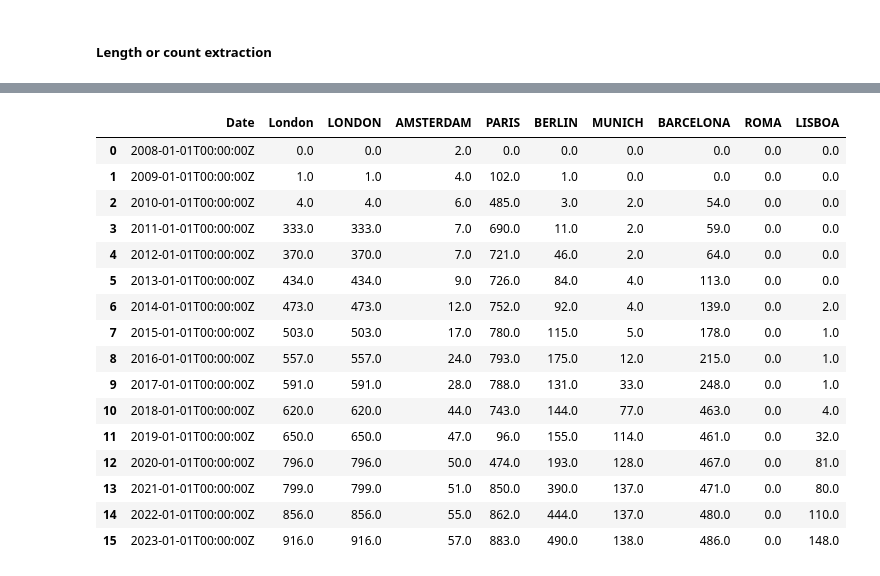
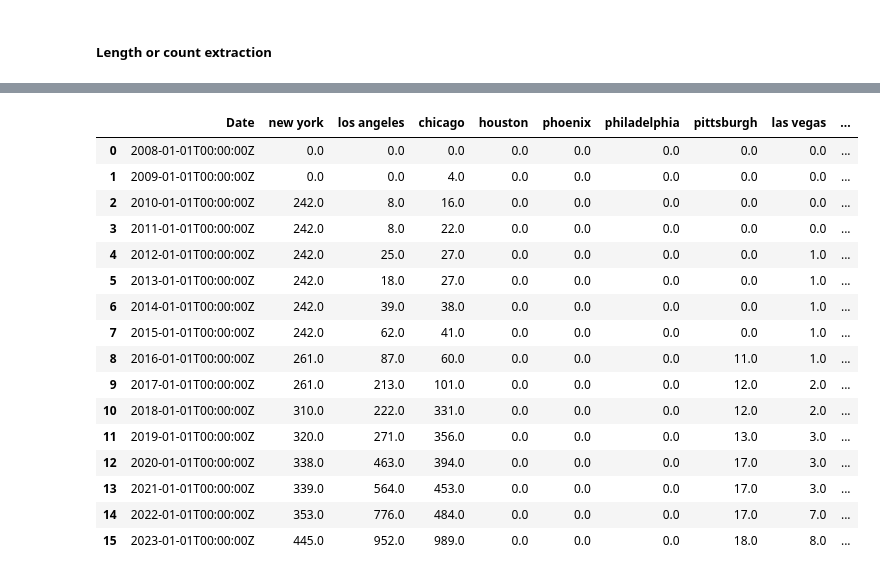
Before and after one commit to mfuentescornell/CS_5304_Data_Science_in_the_Wild, a Jupyter notebook: OpenStreetMap_data.ipynb, the cells around one changed output, grey strips where cells are left out. Drawn from its saved outputs; the diff is of its cells as text; code cells hidden in the pictures.

```diff
--- a/OpenStreetMap_data.ipynb
+++ b/OpenStreetMap_data.ipynb
@@ -62,13 +90,30 @@ europe_df[europe_df['properties.NAME'] == 'LONDON']
 # %%
 # for each city we are analyzing, get lat long geometry polygon for ohsome API input
 
-city_list = ['LONDON', 'AMSTERDAM', 'PARIS', 'BERLIN', 'MUNICH','BARCELONA', 'ROMA', 'LISBOA'] # list of cities in our analysis - some are in different languages/confirm spelling
+# list of cities in our analysis
+# note - needed to change san francisco bay area to san francisco
+city_list = [
+    'new york',
+    'los angeles',
+    'chicago',
+    'houston',
+    'phoenix',
+    'philadelphia',
+    'pittsburgh',
+    'las vegas',
+    'atlanta',
+    'austin',
+    'san francisco',
+    'portland',
+    'washington',
+    'boston',
+]
 city_geom = []
 
 # for each city, get the geometry polygon and convert it to a string in the format for the ohsome API
 for city in city_list: # loop through list of cities
 
-    row = europe_df[europe_df['properties.NAME'] == city].index[0] # getting first row where the city name matches
+    row = df_cities[df_cities['properties.NAME'] == city].index[0] # getting first row where the city name matches
     city_geom_string = ''
 
     # for that city, loop through the coordinates column and convert to string
@@ -267,36 +320,37 @@ df_lanes
 # %%
 # create a dataframe on the total number of bicycle rental locations for each city for each year from 2008 to 2023
 
 # options for filters: (can remove each clause after and, but keep type:node)
-filterKey = 'amenity=bicycle_rental and type:node'
-# filterKey = 'amenity=bicycle_parking and bicycle_parking=stands and type:node'
+# filterKey = 'amenity=bicycle_rental and type:node'
+filterKey = 'amenity=bicycle_parking and type:node'
 
 city = "London" # this will need to change for each city
 df_docks = data_extraction('count', city, city_geom_df['Geometry String'][0], filterKey) # make dataframe for one city as starter df for merge
 
 # iterate through list of cities
 for index, row in city_geom_df.iterrows():
     city = row['Location']
     geom_str = row['Geometry String']
     df = data_extraction('count', city, geom_str, filterKey) # pull data for specific city
     df_docks = pd.merge(df_docks, df, how='outer') # merge city data into one dataframe
 
+df_docks = df_docks.drop(df_docks.columns[1], axis=1)
 df_docks
 # %% [output]
-|  | Date | London | LONDON | AMSTERDAM | PARIS | BERLIN | MUNICH | BARCELONA | ROMA | LISBOA |
-| 0 | 2008-01-01T00:00:00Z | 0.0 | 0.0 | 2.0 | 0.0 | 0.0 | 0.0 | 0.0 | 0.0 | 0.0 |
-| 1 | 2009-01-01T00:00:00Z | 1.0 | 1.0 | 4.0 | 102.0 | 1.0 | 0.0 | 0.0 | 0.0 | 0.0 |
-| 2 | 2010-01-01T00:00:00Z | 4.0 | 4.0 | 6.0 | 485.0 | 3.0 | 2.0 | 54.0 | 0.0 | 0.0 |
-| 3 | 2011-01-01T00:00:00Z | 333.0 | 333.0 | 7.0 | 690.0 | 11.0 | 2.0 | 59.0 | 0.0 | 0.0 |
-| 4 | 2012-01-01T00:00:00Z | 370.0 | 370.0 | 7.0 | 721.0 | 46.0 | 2.0 | 64.0 | 0.0 | 0.0 |
-| 5 | 2013-01-01T00:00:00Z | 434.0 | 434.0 | 9.0 | 726.0 | 84.0 | 4.0 | 113.0 | 0.0 | 0.0 |
-| 6 | 2014-01-01T00:00:00Z | 473.0 | 473.0 | 12.0 | 752.0 | 92.0 | 4.0 | 139.0 | 0.0 | 2.0 |
-| 7 | 2015-01-01T00:00:00Z | 503.0 | 503.0 | 17.0 | 780.0 | 115.0 | 5.0 | 178.0 | 0.0 | 1.0 |
-| 8 | 2016-01-01T00:00:00Z | 557.0 | 557.0 | 24.0 | 793.0 | 175.0 | 12.0 | 215.0 | 0.0 | 1.0 |
-| 9 | 2017-01-01T00:00:00Z | 591.0 | 591.0 | 28.0 | 788.0 | 131.0 | 33.0 | 248.0 | 0.0 | 1.0 |
-| 10 | 2018-01-01T00:00:00Z | 620.0 | 620.0 | 44.0 | 743.0 | 144.0 | 77.0 | 463.0 | 0.0 | 4.0 |
-| 11 | 2019-01-01T00:00:00Z | 650.0 | 650.0 | 47.0 | 96.0 | 155.0 | 114.0 | 461.0 | 0.0 | 32.0 |
-| 12 | 2020-01-01T00:00:00Z | 796.0 | 796.0 | 50.0 | 474.0 | 193.0 | 128.0 | 467.0 | 0.0 | 81.0 |
-| 13 | 2021-01-01T00:00:00Z | 799.0 | 799.0 | 51.0 | 850.0 | 390.0 | 137.0 | 471.0 | 0.0 | 80.0 |
-| 14 | 2022-01-01T00:00:00Z | 856.0 | 856.0 | 55.0 | 862.0 | 444.0 | 137.0 | 480.0 | 0.0 | 110.0 |
-| 15 | 2023-01-01T00:00:00Z | 916.0 | 916.0 | 57.0 | 883.0 | 490.0 | 138.0 | 486.0 | 0.0 | 148.0 |
+|  | Date | new york | los angeles | chicago | houston | phoenix | philadelphia | pittsburgh | las vegas | ... |
+| 0 | 2008-01-01T00:00:00Z | 0.0 | 0.0 | 0.0 | 0.0 | 0.0 | 0.0 | 0.0 | 0.0 | ... |
+| 1 | 2009-01-01T00:00:00Z | 0.0 | 0.0 | 4.0 | 0.0 | 0.0 | 0.0 | 0.0 | 0.0 | ... |
+| 2 | 2010-01-01T00:00:00Z | 242.0 | 8.0 | 16.0 | 0.0 | 0.0 | 0.0 | 0.0 | 0.0 | ... |
+| 3 | 2011-01-01T00:00:00Z | 242.0 | 8.0 | 22.0 | 0.0 | 0.0 | 0.0 | 0.0 | 0.0 | ... |
+| 4 | 2012-01-01T00:00:00Z | 242.0 | 25.0 | 27.0 | 0.0 | 0.0 | 0.0 | 0.0 | 1.0 | ... |
+| 5 | 2013-01-01T00:00:00Z | 242.0 | 18.0 | 27.0 | 0.0 | 0.0 | 0.0 | 0.0 | 1.0 | ... |
+| 6 | 2014-01-01T00:00:00Z | 242.0 | 39.0 | 38.0 | 0.0 | 0.0 | 0.0 | 0.0 | 1.0 | ... |
+| 7 | 2015-01-01T00:00:00Z | 242.0 | 62.0 | 41.0 | 0.0 | 0.0 | 0.0 | 0.0 | 1.0 | ... |
+| 8 | 2016-01-01T00:00:00Z | 261.0 | 87.0 | 60.0 | 0.0 | 0.0 | 0.0 | 11.0 | 1.0 | ... |
+| 9 | 2017-01-01T00:00:00Z | 261.0 | 213.0 | 101.0 | 0.0 | 0.0 | 0.0 | 12.0 | 2.0 | ... |
+| 10 | 2018-01-01T00:00:00Z | 310.0 | 222.0 | 331.0 | 0.0 | 0.0 | 0.0 | 12.0 | 2.0 | ... |
+| 11 | 2019-01-01T00:00:00Z | 320.0 | 271.0 | 356.0 | 0.0 | 0.0 | 0.0 | 13.0 | 3.0 | ... |
+| 12 | 2020-01-01T00:00:00Z | 338.0 | 463.0 | 394.0 | 0.0 | 0.0 | 0.0 | 17.0 | 3.0 | ... |
+| 13 | 2021-01-01T00:00:00Z | 339.0 | 564.0 | 453.0 | 0.0 | 0.0 | 0.0 | 17.0 | 3.0 | ... |
+| 14 | 2022-01-01T00:00:00Z | 353.0 | 776.0 | 484.0 | 0.0 | 0.0 | 0.0 | 17.0 | 7.0 | ... |
+| 15 | 2023-01-01T00:00:00Z | 445.0 | 952.0 | 989.0 | 0.0 | 0.0 | 0.0 | 18.0 | 8.0 | ... |
```
Also changed, not shown: parts of 9 cells of this notebook, 3 other files.
